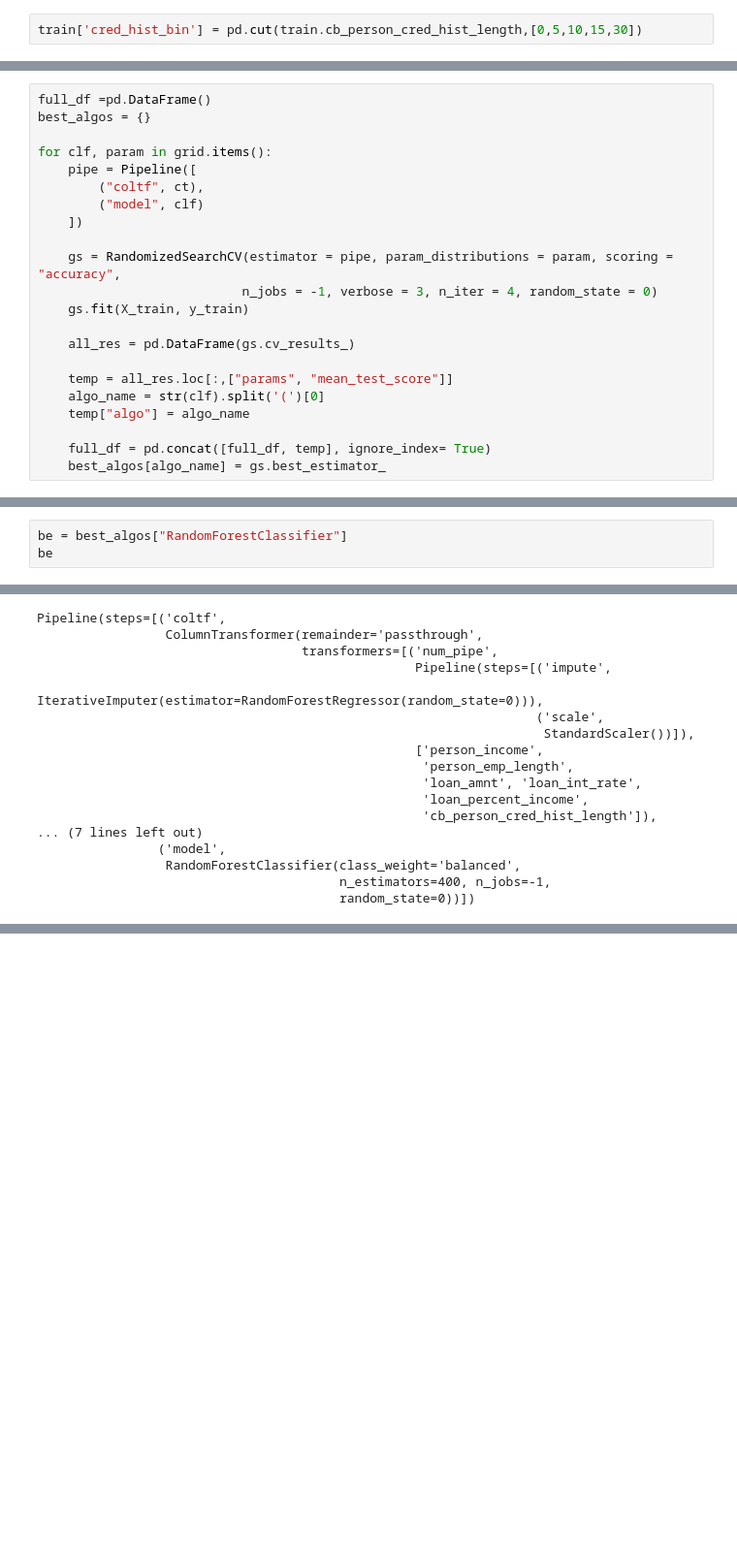
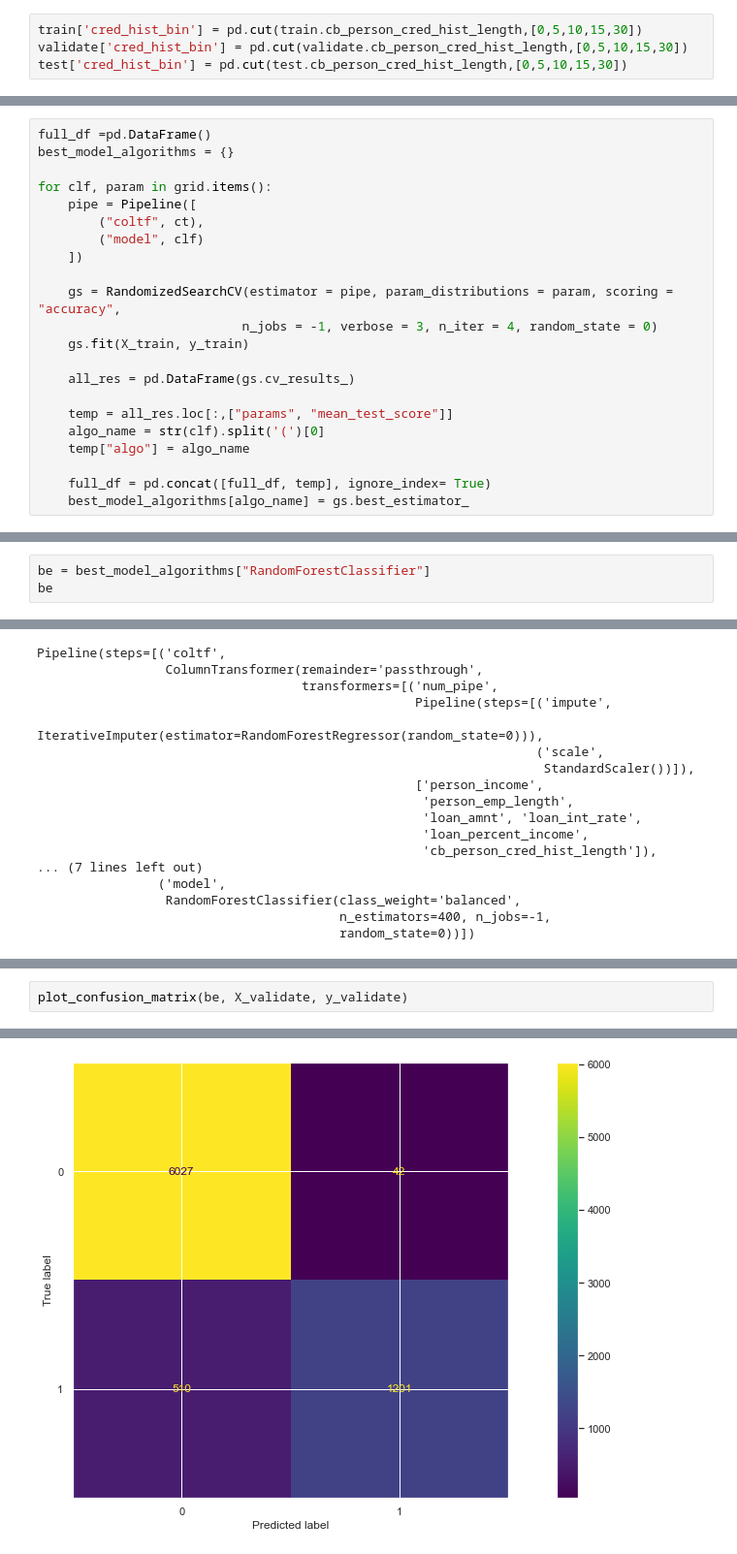
Before and after one commit to lincolnmuriithi11/Credit_Risk_Analysis, a Jupyter notebook: credit_risk.ipynb, the cells around one changed output, grey strips where cells are left out. Shown at 97% size. Drawn from its saved outputs; the diff is of its cells as text; blank space fills up the shorter version.

```diff
--- a/credit_risk.ipynb
+++ b/credit_risk.ipynb
@@ -289,6 +289,8 @@ train["cb_person_default_on_file"].value_counts().plot.bar()
 #     plt.setp(plot.get_xticklabels(), rotation=45)
 # %%
 train['cred_hist_bin'] = pd.cut(train.cb_person_cred_hist_length,[0,5,10,15,30])
+validate['cred_hist_bin'] = pd.cut(validate.cb_person_cred_hist_length,[0,5,10,15,30])
+test['cred_hist_bin'] = pd.cut(test.cb_person_cred_hist_length,[0,5,10,15,30])
 # %%
 train.info()
 # %% [output]
@@ -447,6 +483,6 @@ dtype: float64
 # %%
 full_df =pd.DataFrame()
-best_algos = {}
+best_model_algorithms = {}
 
 for clf, param in grid.items():
     pipe = Pipeline([
@@ -465,7 +501,7 @@ for clf, param in grid.items():
     temp["algo"] = algo_name
 
     full_df = pd.concat([full_df, temp], ignore_index= True)
-    best_algos[algo_name] = gs.best_estimator_
+    best_model_algorithms[algo_name] = gs.best_estimator_
 # %% [output]
 Fitting 5 folds for each of 4 candidates, totalling 20 fits
 Fitting 5 folds for each of 4 candidates, totalling 20 fits
@@ -482,7 +518,7 @@ full_df.sort_values("mean_test_score", ascending = False)
 | 4 | {'model__n_estimators': 300, 'mod... | 0.908808 | LGBMClassifier |
 | 6 | {'model__n_estimators': 300, 'mod... | 0.907788 | LGBMClassifier |
 # %%
-be = best_algos["RandomForestClassifier"]
+be = best_model_algorithms["RandomForestClassifier"]
 be
 # %% [output]
 Pipeline(steps=[('coltf',
@@ -526,0 +588,3 @@ Pipeline(steps=[('coltf',
+# %%
+plot_confusion_matrix(be, X_validate, y_validate)
+# %% [output]
@@ -526,0 +592 @@ Pipeline(steps=[('coltf',
+[figure, added]
```
Also changed, not shown: parts of 14 cells of this notebook.
